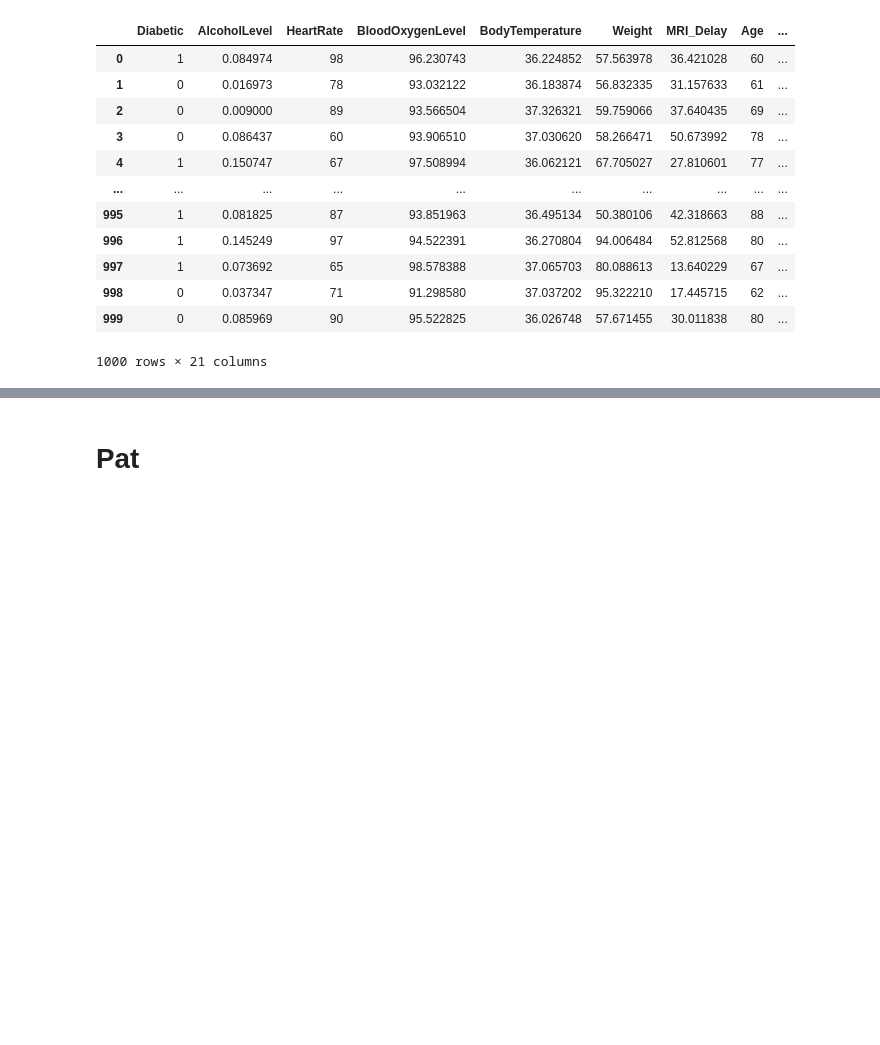
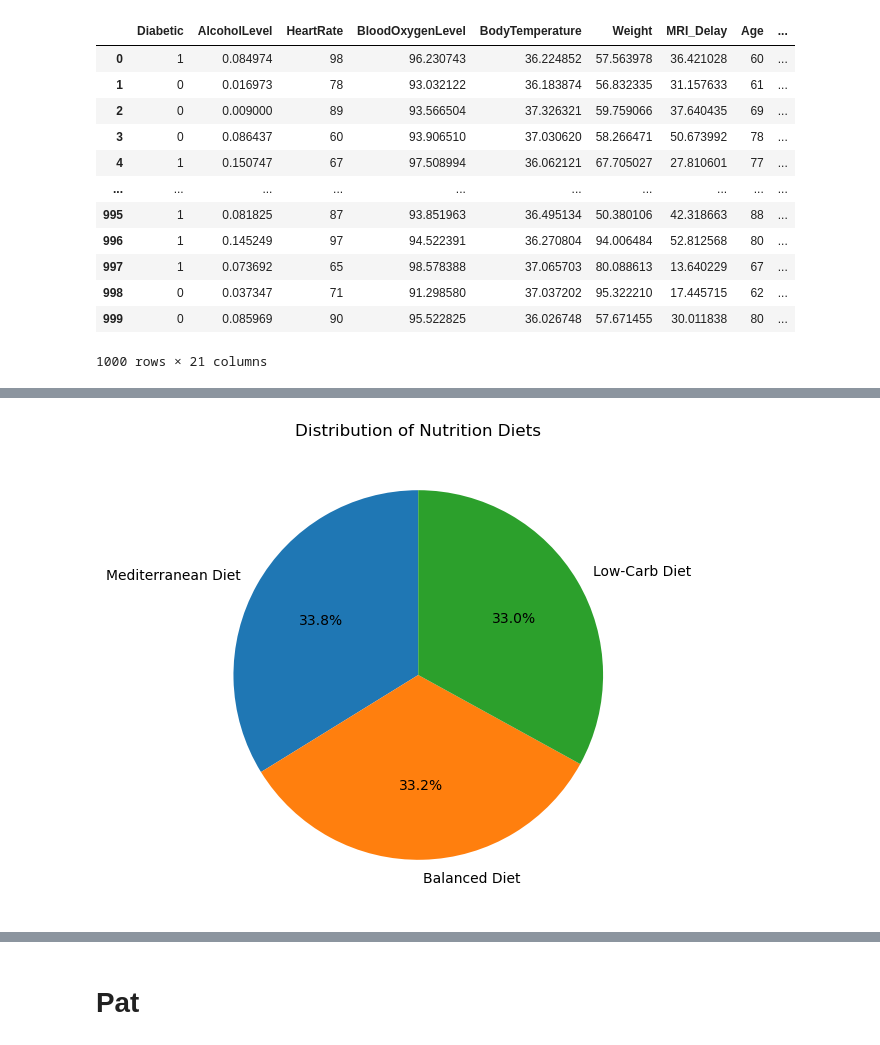
Before and after one commit to Feda2020/project_one_dementia, a Jupyter notebook: main.ipynb, the cells around one changed output, grey strips where cells are left out. Cells and saved outputs as stored; diff of their text form; code cells hidden in the pictures; blank space fills up the shorter version.

```diff
--- a/main.ipynb
+++ b/main.ipynb
@@ -129,0 +156,24 @@ dementia_df_cleaned
+# %%
+# Generate a pie chart of the Nutrition_Diet showing the distribution of the unique diet
+
+# Count occurrences of each diet type
+nutrition_diet = dementia_df["Nutrition_Diet"].value_counts()
+
+# Use unique diet types as labels
+labels = nutrition_diet.index  # Get diet names as labels
+
+# Create a pie chart
+plt.figure(figsize=(6,6))  # Optional: make the pie chart larger
+nutrition_diet.plot.pie(
+    labels=labels,        # Set labels to diet names
+    autopct="%1.1f%%",    # Show percentage on the chart
+    startangle=90         # Optional: start the pie chart at 90 degrees
+)
+
+plt.ylabel("")  # Hide the y-axis label to clean up the plot
+plt.title("Distribution of Nutrition Diets")  # Optional: Add a title
+plt.show()
+# else:
+#     print("Column 'Nutrition_Diet' not found in the DataFrame.")
+# %% [output]
+[figure, added]
```
Also changed, not shown: parts of 13 cells of this notebook.
